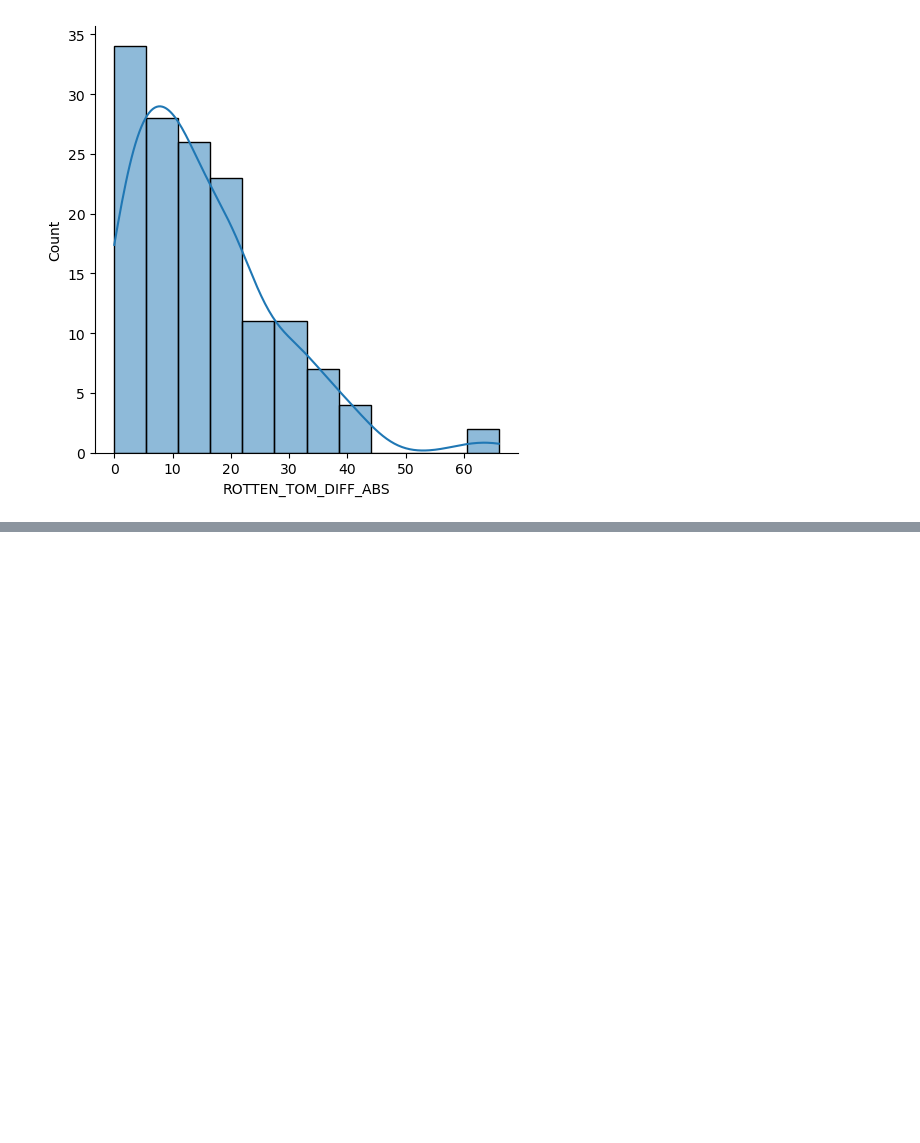
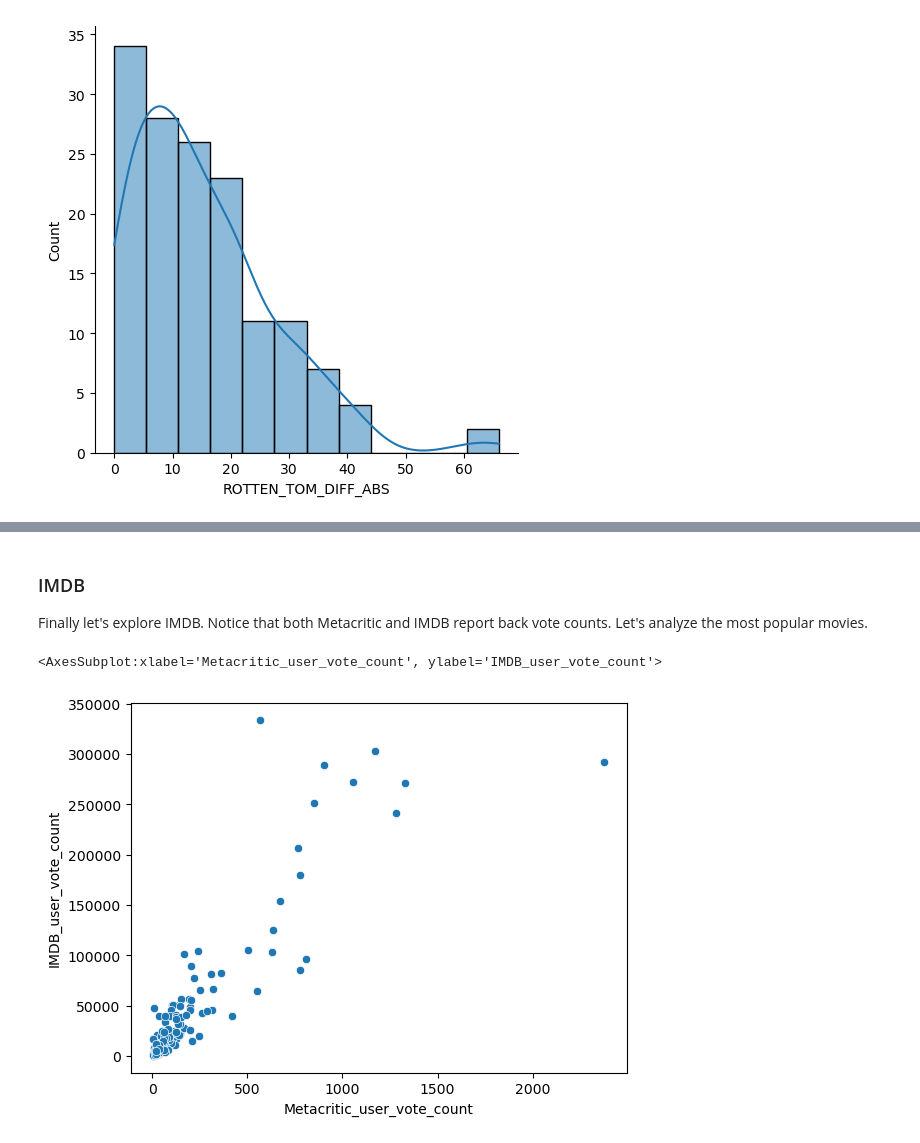
Before and after one commit to rohitcodism/ML-DS, a Jupyter notebook: Projects/Capstone-Project-1/capstone.ipynb, the cells around one changed output, grey strips where cells are left out. Drawn from its saved outputs; the diff is of its cells as text; code cells hidden in the pictures; blank space fills up the shorter version.

```diff
--- a/Projects/Capstone-Project-1/capstone.ipynb
+++ b/Projects/Capstone-Project-1/capstone.ipynb
@@ -247,0 +279,9 @@ KeyError: "None of [Int64Index([-66, -61, -42, -42, -39, -38, -37, -37, -36, -34
+# %% [markdown]
+### IMDB
+
+Finally let's explore IMDB. Notice that both Metacritic and IMDB report back vote counts. Let's analyze the most popular movies.
+# %%
+sns.scatterplot(data=all_sites_cpy, x='Metacritic_user_vote_count', y='IMDB_user_vote_count')
+# %% [output]
+<AxesSubplot:xlabel='Metacritic_user_vote_count', ylabel='IMDB_user_vote_count'>
+[figure, added]
```
Also changed, not shown: parts of 17 cells of this notebook.
